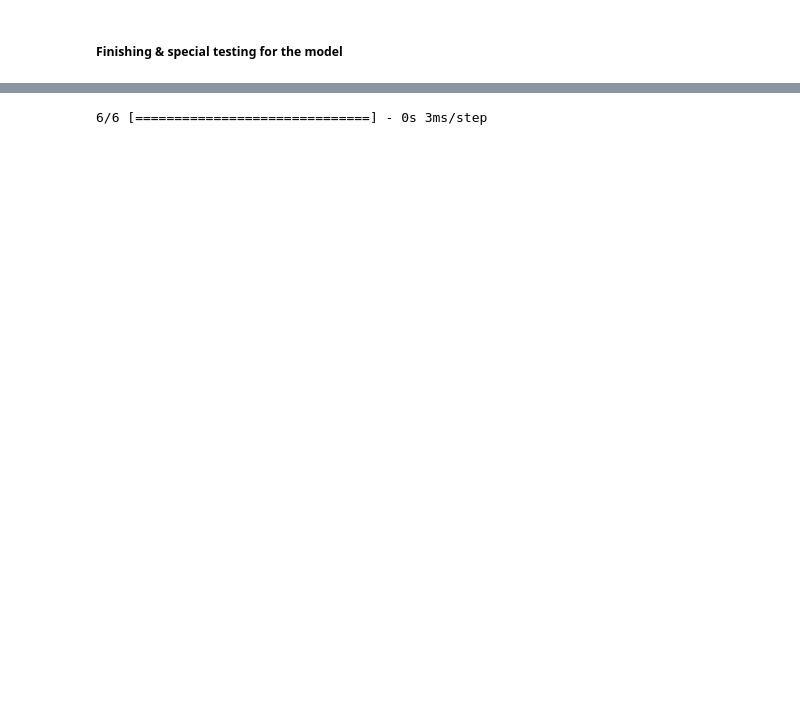
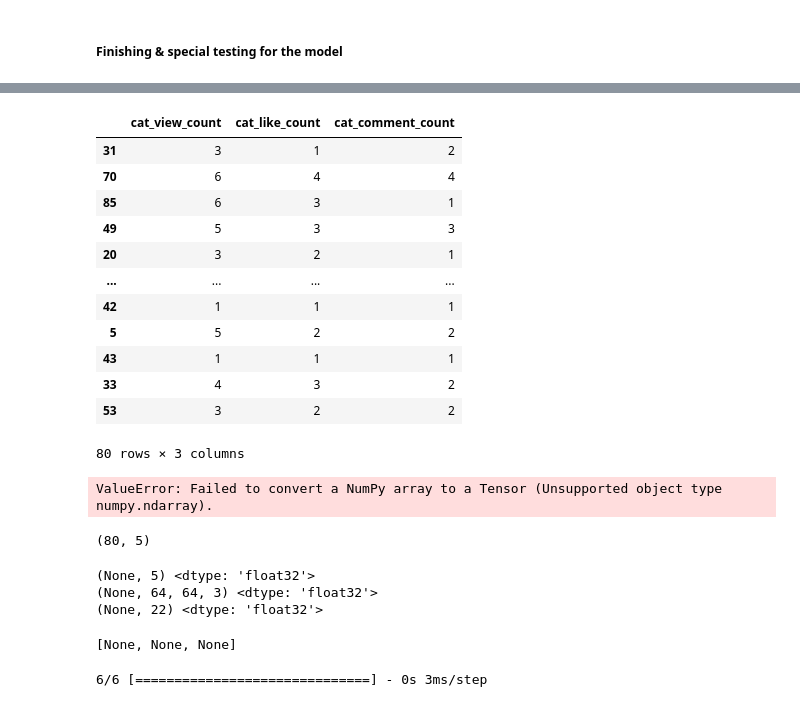
Before and after one commit to muabdalaleam/youtube-gaming-analysis, a Jupyter notebook: ML & NLP analysis/ML.ipynb, the cells around one changed output, grey strips where cells are left out. Drawn from its saved outputs; the diff is of its cells as text; code cells hidden in the pictures; blank space fills up the shorter version.

```diff
--- a/ML & NLP analysis/ML.ipynb
+++ b/ML & NLP analysis/ML.ipynb
@@ -1193,2 +1182,2 @@ len(thumbnails["thumbnails"])
 # %%
-pd.merge(df, thumbnails, on='video_id', how='outer')
+df = pd.merge(df, thumbnails, on='video_id', how='outer')
@@ -1212,13 +1195,14 @@ text_X.shape
 # %%
 y = df[target_cols]
 
-images_X = np.array(thumbnails)
+images_X = df[["thumbnails", "video_id"]]
 text_X = df[TEXT_COLUMNS]
 numrical_X = df[numeric_cols + cat_cols]
 
+y_train, y_test = train_test_split(y, test_size= 1/5)
 
-# images_X_train, images_X_test, images_y_train, images_y_test = train_test_split(
-#     images_X, y, test_size= 1/5)
+images_X_train, images_X_test, images_y_train, images_y_test = train_test_split(
+    images_X, y, test_size= 1/5)
 
 text_X_train, text_X_test, text_y_train, text_y_test = train_test_split(
     text_X, y, test_size= 1/5)
@@ -1263,10 +1247,42 @@ Trainable params: 172,647
 Non-trainable params: 0
 __________________________________________________________________________________________________
+# %%
+y_train
+# %% [output]
+|  | cat_view_count | cat_like_count | cat_comment_count |
+| 31 | 3 | 1 | 2 |
+| 70 | 6 | 4 | 4 |
+| 85 | 6 | 3 | 1 |
+| 49 | 5 | 3 | 3 |
+| 20 | 3 | 2 | 1 |
+| ... | ... | ... | ... |
+| 42 | 1 | 1 | 1 |
+| 5 | 5 | 2 | 2 |
+| 43 | 1 | 1 | 1 |
+| 33 | 4 | 3 | 2 |
+| 53 | 3 | 2 | 2 |
+80 rows × 3 columns
 # %%
 combined_model.compile(optimizer='adam', loss='categorical_crossentropy', metrics=['accuracy'])
 
-combined_model.fit([nlp_inputs, cnn_inputs, regression_inputs], [target1, target2, target3],
+combined_model.fit([text_X_train.to_numpy(),images_X_train.to_numpy(),  numrical_X_train.to_numpy()],
+                   y_train.to_numpy(),
                    epochs=10, batch_size=32)
+# %% [output]
+ValueError: Failed to convert a NumPy array to a Tensor (Unsupported object type numpy.ndarray).
+# %%
+text_X_train.shape
+# %% [output]
+(80, 5)
+# %%
+[print(i.shape, i.dtype) for i in combined_model.inputs]
+# [print(o.shape, o.dtype) for o in combined_model.outputs]
+# [print(l.name, l.input_shape, l.dtype) for l in combined_model.layers]
+# %% [output]
+(None, 5) <dtype: 'float32'>
+(None, 64, 64, 3) <dtype: 'float32'>
+(None, 22) <dtype: 'float32'>
+[None, None, None]
 # %%
 tf.compat.disable_eager_execution()
 # %%
```
Also changed, not shown: parts of 15 cells of this notebook.
